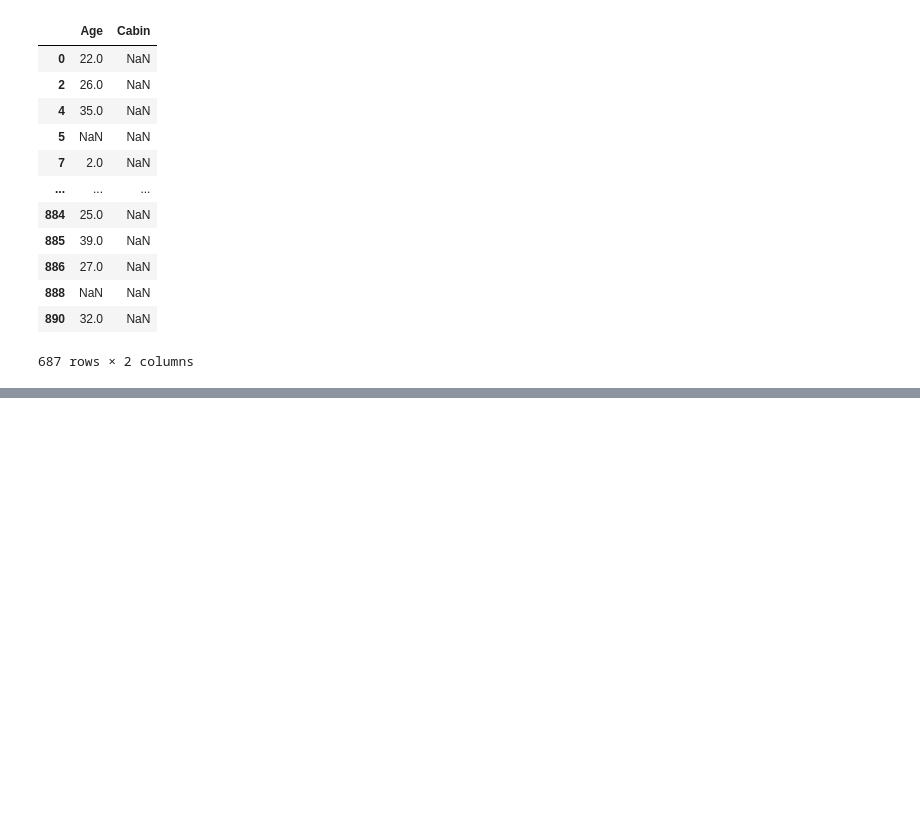
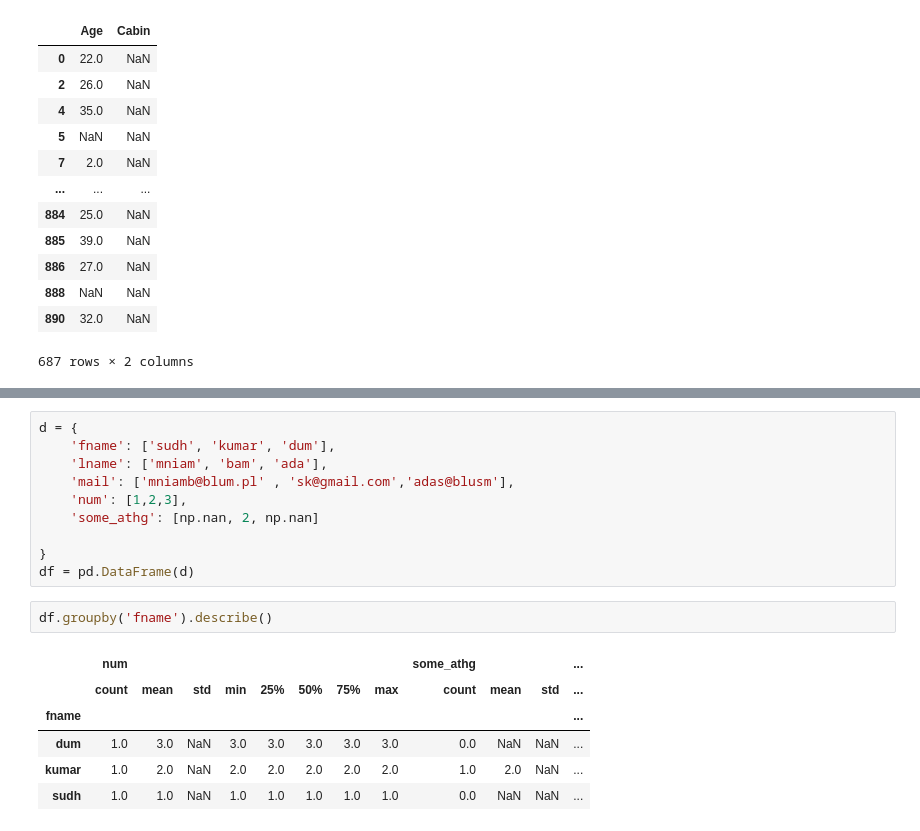
Before and after one commit to dataqueenpend/INueron_Lectures, a Jupyter notebook: Pandas.ipynb, the cells around one changed output, grey strips where cells are left out. Cells and saved outputs as stored; diff of their text form; blank space fills up the shorter version.

```diff
--- a/Pandas.ipynb
+++ b/Pandas.ipynb
@@ -278,0 +459,19 @@ df[['Age', 'Cabin']][df['Cabin'].isnull()]
+# %%
+d = {
+    'fname': ['sudh', 'kumar', 'dum'],
+    'lname': ['mniam', 'bam', 'ada'],
+    'mail': ['mniamb@blum.pl' , 'sk@gmail.com','adas@blusm'],
+    'num': [1,2,3],
+    'some_athg': [np.nan, 2, np.nan]
+
+}
+df = pd.DataFrame(d)
+# %%
+df.groupby('fname').describe()
+# %% [output]
+|  | num |  |  |  |  |  |  |  | some_athg |  |  | ... |
+|  | count | mean | std | min | 25% | 50% | 75% | max | count | mean | std | ... |
+| fname |  |  |  |  |  |  |  |  |  |  |  | ... |
+| dum | 1.0 | 3.0 | NaN | 3.0 | 3.0 | 3.0 | 3.0 | 3.0 | 0.0 | NaN | NaN | ... |
+| kumar | 1.0 | 2.0 | NaN | 2.0 | 2.0 | 2.0 | 2.0 | 2.0 | 1.0 | 2.0 | NaN | ... |
+| sudh | 1.0 | 1.0 | NaN | 1.0 | 1.0 | 1.0 | 1.0 | 1.0 | 0.0 | NaN | NaN | ... |
```
Also changed, not shown: parts of 26 cells of this notebook.
